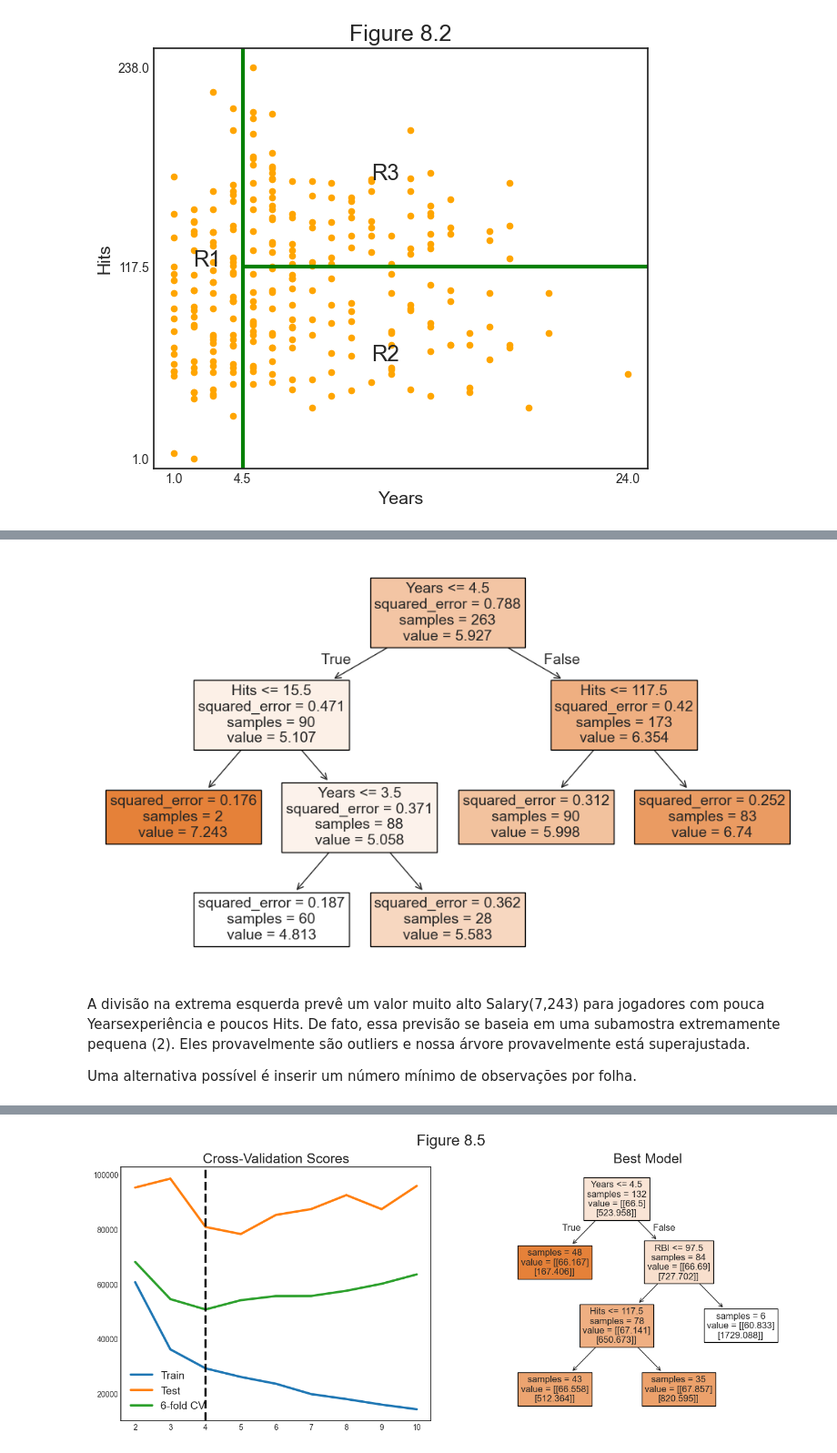
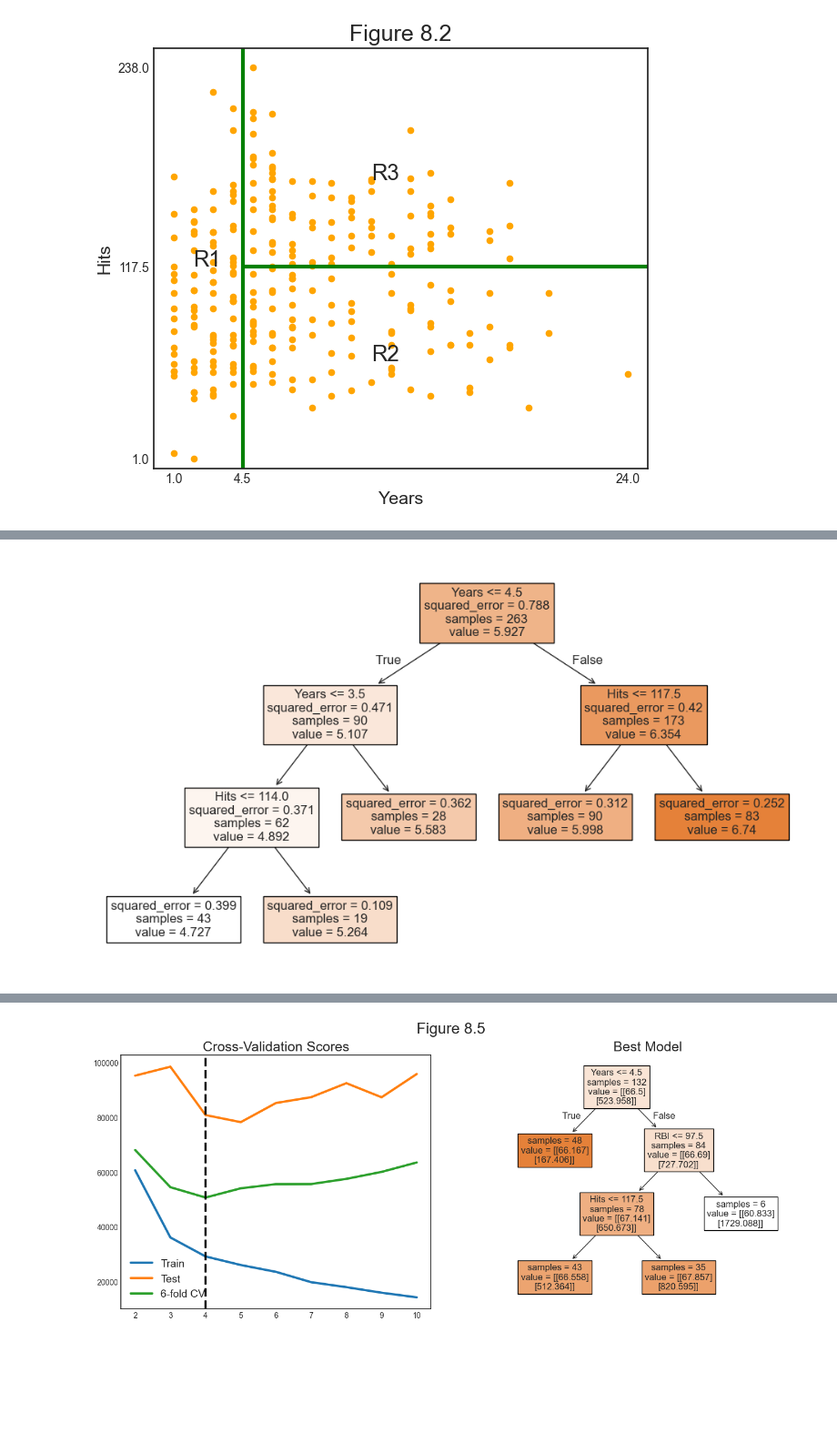
Before and after one commit to Daniel-Uhr/ComputationalEconomics_Notes, a Jupyter notebook: 14_TreeMethods.ipynb, the cells around one changed output, grey strips where cells are left out. Shown at 91% size. Cells and saved outputs as stored; diff of their text form; code cells hidden in the pictures; blank space fills up the shorter version.

```diff
--- a/14_TreeMethods.ipynb
+++ b/14_TreeMethods.ipynb
@@ -432,10 +283,9 @@ Nós plotamos a árvore de 5 folhas.
 # %%
+# Compute tree
+no_overfit_tree = DecisionTreeRegressor(max_leaf_nodes=5, min_samples_leaf=10).fit(X, y)
+
 # Plot tree
 fig, ax = plt.subplots(1,1)
-plot_tree(overfit_tree, filled=True, feature_names=features, fontsize=14, ax=ax);
+plot_tree(no_overfit_tree, filled=True, feature_names=features, fontsize=12, ax=ax);
 # %% [output]
-[figure, old version]
+[figure, new version]
-# %% [markdown]
-A divisão na extrema esquerda prevê um valor muito alto Salary(7,243) para jogadores com pouca Yearsexperiência e poucos Hits. De fato, essa previsão se baseia em uma subamostra extremamente pequena (2). Eles provavelmente são outliers e nossa árvore provavelmente está superajustada.
-
-Uma alternativa possível é inserir um número mínimo de observações por folha.
```
Also changed, not shown: parts of 36 cells of this notebook.
